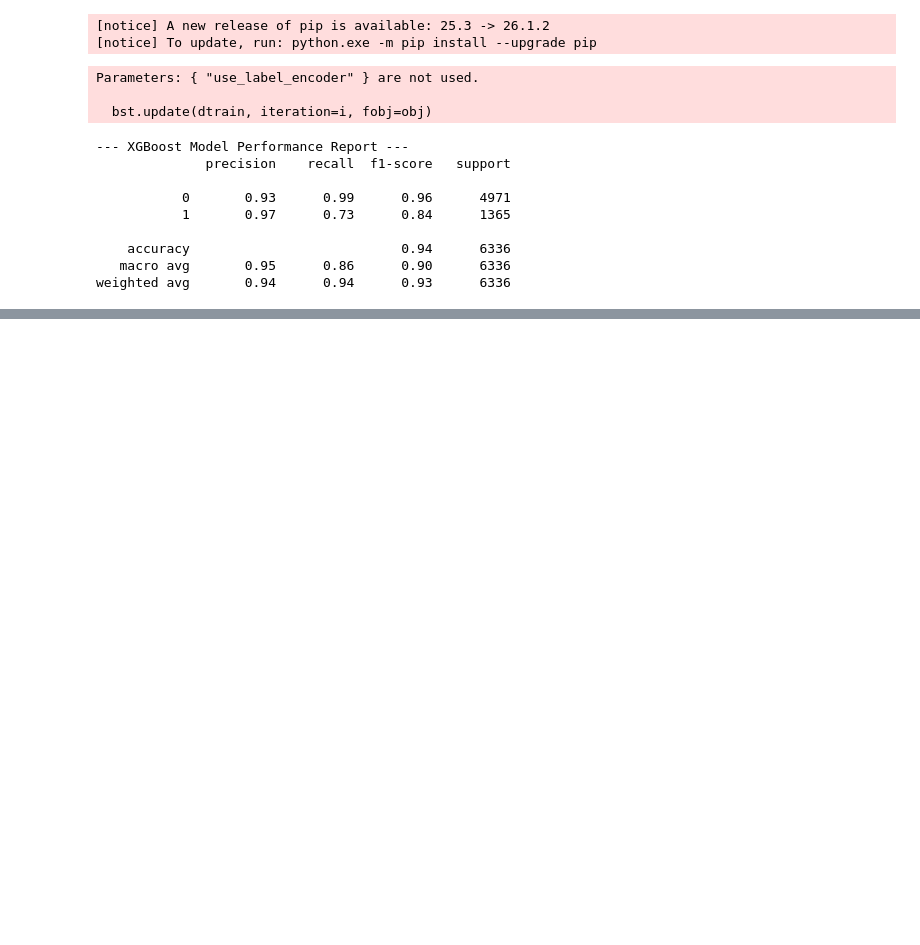
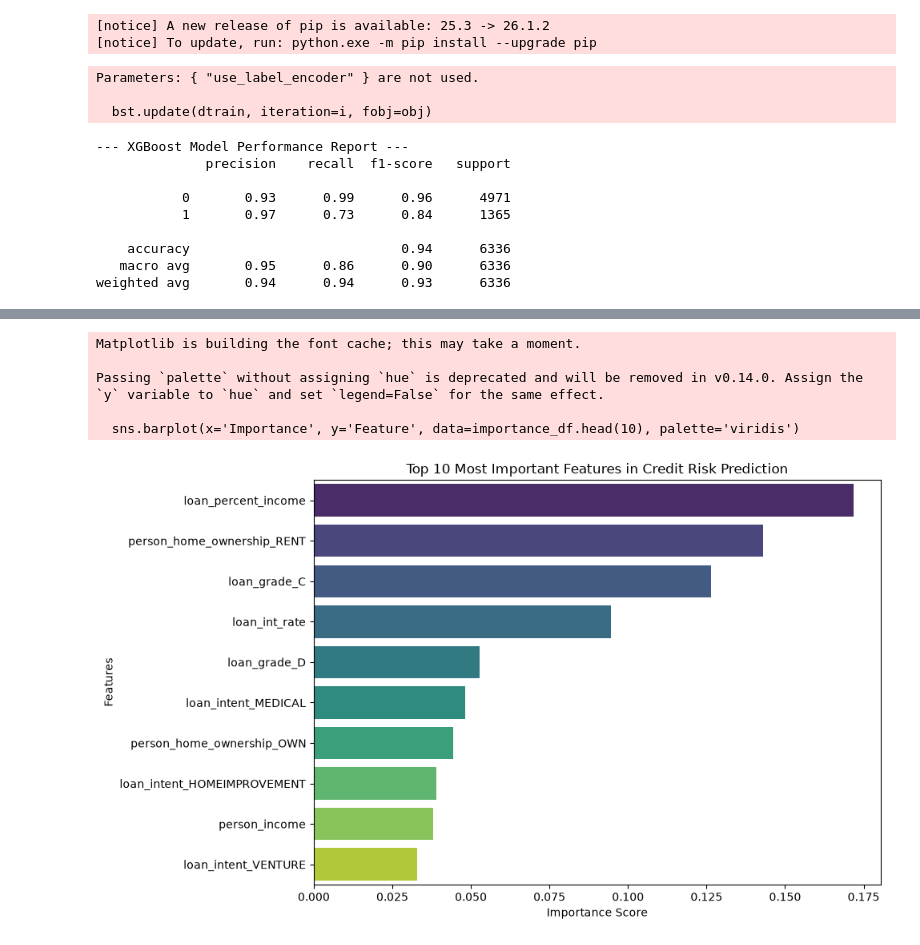
Before and after one commit to miconunogluali/credit-risk-prediction, a Jupyter notebook: notebooks/01_data_exploration.ipynb, the cells around one changed output, grey strips where cells are left out. Cells and saved outputs as stored; diff of their text form; code cells hidden in the pictures; blank space fills up the shorter version.

Commit message:
feat: implement feature importance visualization for model explainability

```diff
--- a/notebooks/01_data_exploration.ipynb
+++ b/notebooks/01_data_exploration.ipynb
@@ -231,0 +261,25 @@ weighted avg       0.94      0.94      0.93      6336
+# %%
+import matplotlib.pyplot as plt
+import seaborn as sns
+
+# 1. Modelin özellik önem derecelerini alıp bir DataFrame oluşturalım
+importance_df = pd.DataFrame({
+    'Feature': X.columns,
+    'Importance': model_xgb.feature_importances_
+}).sort_values(by='Importance', ascending=False)
+
+# 2. En önemli ilk 10 özelliği grafik olarak çizdirelim
+plt.figure(figsize=(10, 6))
+sns.barplot(x='Importance', y='Feature', data=importance_df.head(10), palette='viridis')
+plt.title('Top 10 Most Important Features in Credit Risk Prediction')
+plt.xlabel('Importance Score')
+plt.ylabel('Features')
+plt.tight_layout()
+plt.show()
+# %% [output]
+Matplotlib is building the font cache; this may take a moment.
+
+Passing `palette` without assigning `hue` is deprecated and will be removed in v0.14.0. Assign the `y` variable to `hue` and set `legend=False` for the same effect.
+
+  sns.barplot(x='Importance', y='Feature', data=importance_df.head(10), palette='viridis')
+[figure, added]
```
Also changed, not shown: parts of 2 cells of this notebook.
